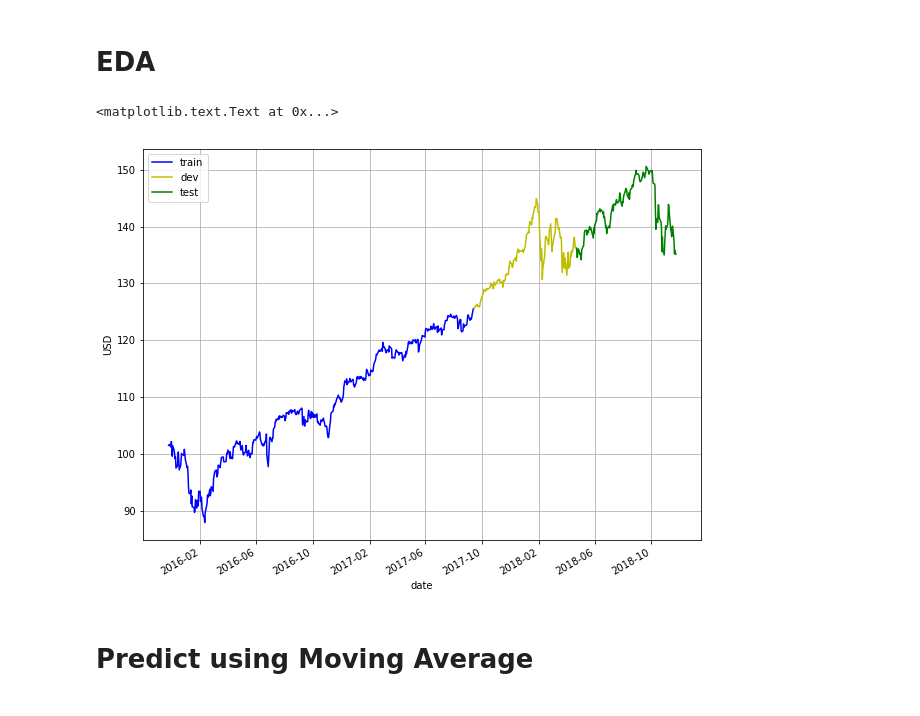
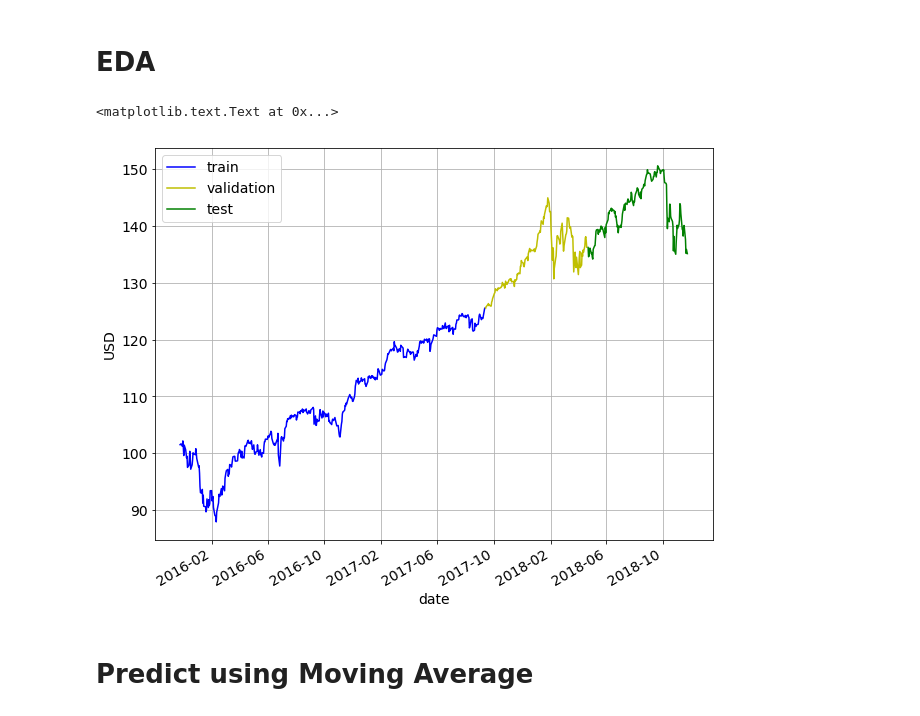
Before and after one commit to NGYB/Stocks, a Jupyter notebook: StockPricePrediction/StockPricePrediction_v3_mov_avg.ipynb, the cells around one changed output. Cells and saved outputs as stored; diff of their text form; code cells hidden in the pictures.

```diff
--- a/StockPricePrediction/StockPricePrediction_v3_mov_avg.ipynb
+++ b/StockPricePrediction/StockPricePrediction_v3_mov_avg.ipynb
@@ -135,16 +135,16 @@ test.shape = (151, 8)
 # %%
 # Plot adjusted close over time
 rcParams['figure.figsize'] = 10, 8 # width 10, height 8
 
 ax = train.plot(x='date', y='adj_close', style='b-', grid=True)
 ax = cv.plot(x='date', y='adj_close', style='y-', grid=True, ax=ax)
 ax = test.plot(x='date', y='adj_close', style='g-', grid=True, ax=ax)
-ax.legend(['train', 'dev', 'test'])
+ax.legend(['train', 'validation', 'test'])
 ax.set_xlabel("date")
 ax.set_ylabel("USD")
 # %% [output]
 <matplotlib.text.Text at 0x...>
-[figure, old version]
+[figure, new version]
 # %% [markdown]
 # Predict using Moving Average
 # %%
```
Also changed, not shown: parts of 8 cells of this notebook, 11 other files.
